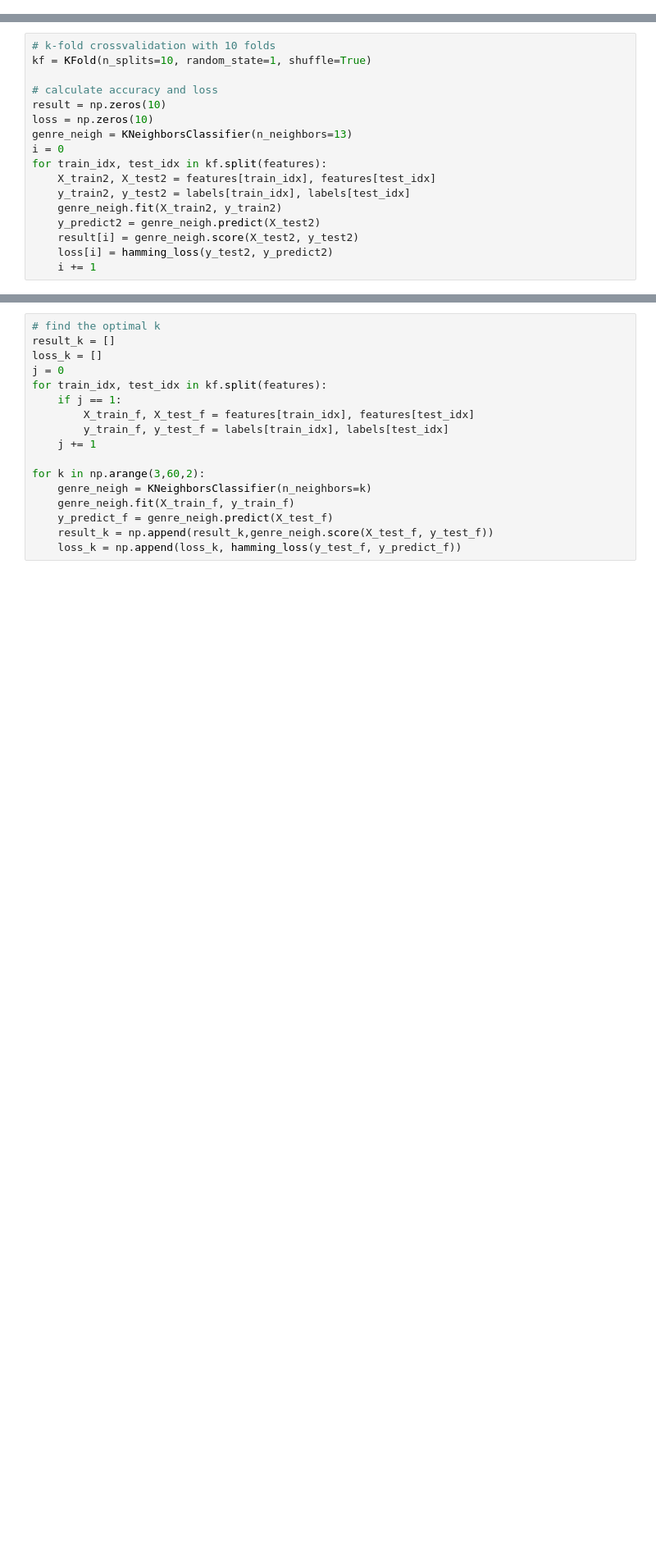
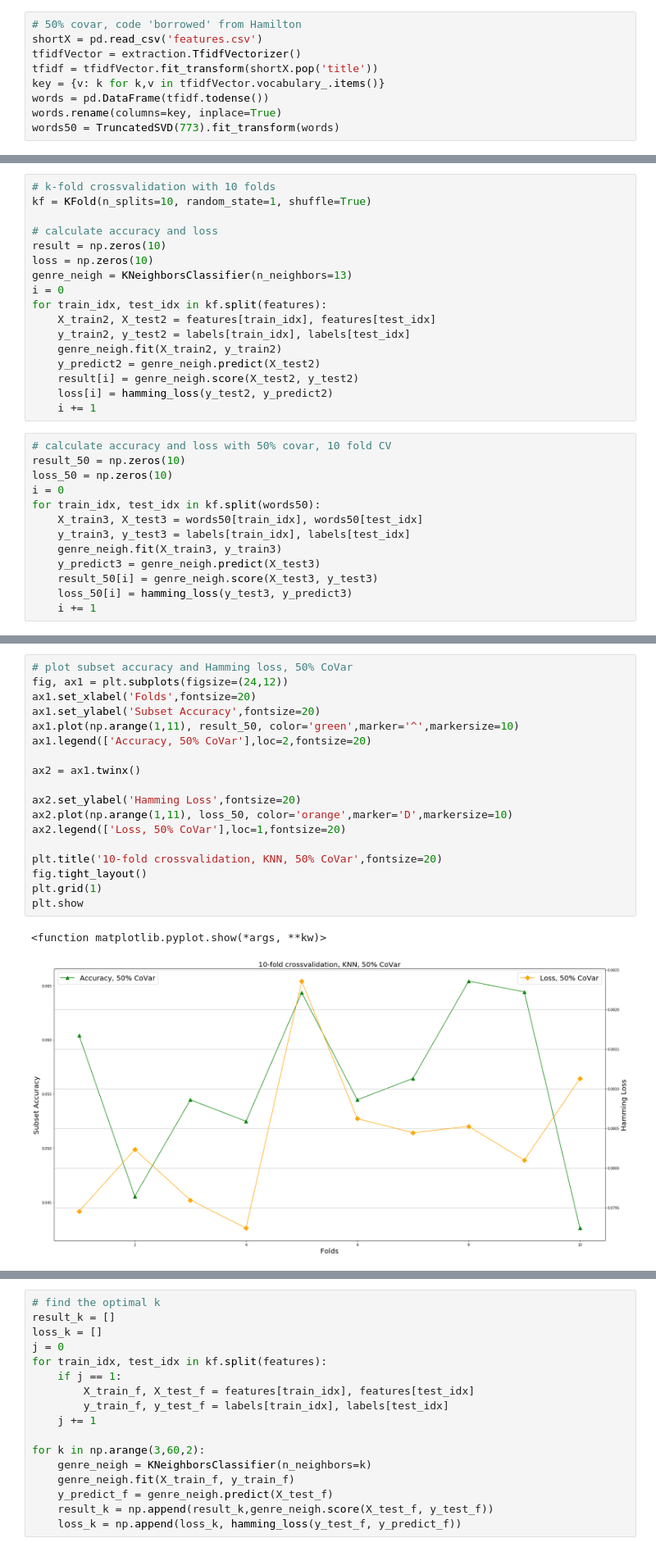
Before and after one commit to anuradhaboche/Movie-Genre-Prediction, a Jupyter notebook: KNN/final_project_knn.ipynb, the cells around one changed output, grey strips where cells are left out. Shown: that part at 82% size. Cells and saved outputs as stored; diff of their text form; blank space fills up the shorter version.

```diff
--- a/KNN/final_project_knn.ipynb
+++ b/KNN/final_project_knn.ipynb
@@ -11,6 +13,15 @@ from sklearn.model_selection import KFold
 # load data as dataframes
 features = pd.read_csv('features_vectorized.csv', delimiter=',')
 labels = pd.read_csv('labels.csv', delimiter=',')
+# %%
+# 50% covar, code 'borrowed' from Hamilton
+shortX = pd.read_csv('features.csv')
+tfidfVector = extraction.TfidfVectorizer()
+tfidf = tfidfVector.fit_transform(shortX.pop('title'))
+key = {v: k for k,v in tfidfVector.vocabulary_.items()}
+words = pd.DataFrame(tfidf.todense())
+words.rename(columns=key, inplace=True)
+words50 = TruncatedSVD(773).fit_transform(words)
 # %%
 # convert pandas dataframe to numpy arrays
 features = features.to_numpy()
@@ -32,6 +43,19 @@ for train_idx, test_idx in kf.split(features):
     result[i] = genre_neigh.score(X_test2, y_test2)
     loss[i] = hamming_loss(y_test2, y_predict2)
     i += 1
+# %%
+# calculate accuracy and loss with 50% covar, 10 fold CV
+result_50 = np.zeros(10)
+loss_50 = np.zeros(10)
+i = 0
+for train_idx, test_idx in kf.split(words50):
+    X_train3, X_test3 = words50[train_idx], words50[test_idx]
+    y_train3, y_test3 = labels[train_idx], labels[test_idx]
+    genre_neigh.fit(X_train3, y_train3)
+    y_predict3 = genre_neigh.predict(X_test3)
+    result_50[i] = genre_neigh.score(X_test3, y_test3)
+    loss_50[i] = hamming_loss(y_test3, y_predict3)
+    i += 1
 # %%
 # plot subset accuracy and Hamming loss
 fig, ax1 = plt.subplots(figsize=(24,12))
@@ -55,0 +80,21 @@ plt.show
+# %%
+# plot subset accuracy and Hamming loss, 50% CoVar
+fig, ax1 = plt.subplots(figsize=(24,12))
+ax1.set_xlabel('Folds',fontsize=20)
+ax1.set_ylabel('Subset Accuracy',fontsize=20)
+ax1.plot(np.arange(1,11), result_50, color='green',marker='^',markersize=10)
+ax1.legend(['Accuracy, 50% CoVar'],loc=2,fontsize=20)
+
+ax2 = ax1.twinx()
+
+ax2.set_ylabel('Hamming Loss',fontsize=20)
+ax2.plot(np.arange(1,11), loss_50, color='orange',marker='D',markersize=10)
+ax2.legend(['Loss, 50% CoVar'],loc=1,fontsize=20)
+
+plt.title('10-fold crossvalidation, KNN, 50% CoVar',fontsize=20)
+fig.tight_layout()
+plt.grid(1)
+plt.show
+# %% [output]
+<function matplotlib.pyplot.show(*args, **kw)>
+[figure, added]
```
Also changed, not shown: parts of 16 cells of this notebook.
